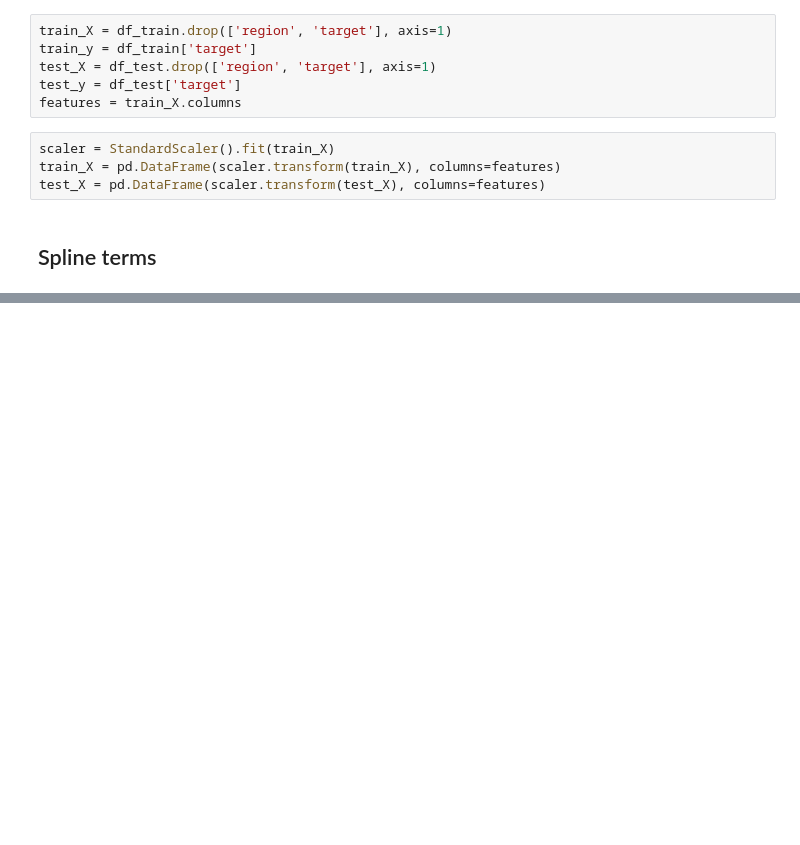
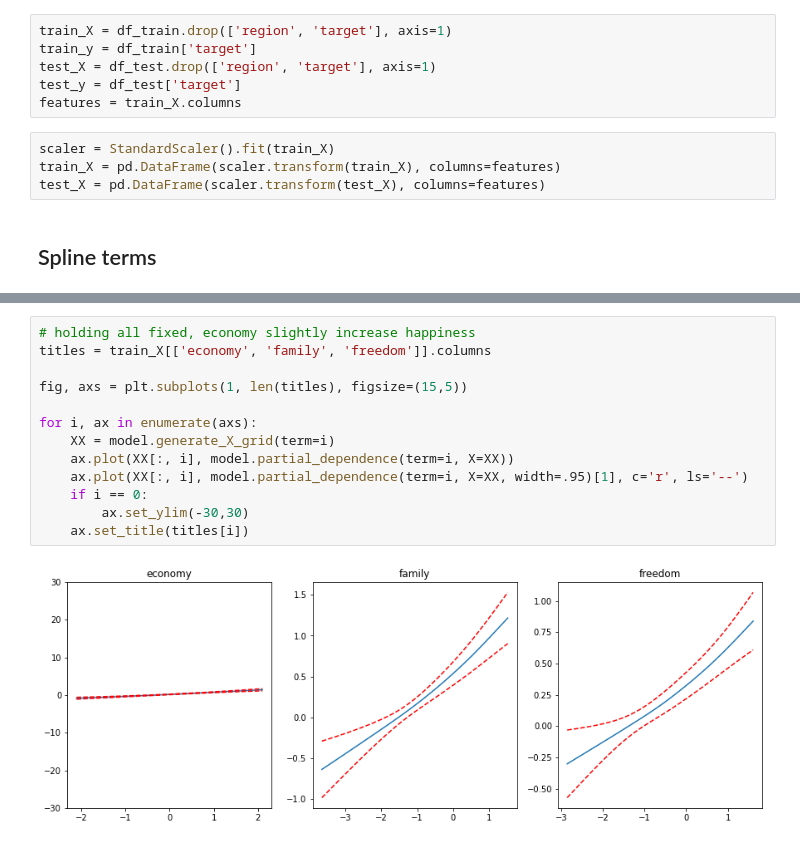
Before and after one commit to mikulatomas/statistics, a Jupyter notebook: regression/9_general_additive_models.ipynb, the cells around one changed output, grey strips where cells are left out. Cells and saved outputs as stored; diff of their text form; blank space fills up the shorter version.

```diff
--- a/regression/9_general_additive_models.ipynb
+++ b/regression/9_general_additive_models.ipynb
@@ -68,3 +83,18 @@ Collaborate on a solution, and stay up to date at:
 github.com/dswah/pyGAM/issues/163
 
   model.summary()
+# %%
+# holding all fixed, economy slightly increase happiness
+titles = train_X[['economy', 'family', 'freedom']].columns
+
+fig, axs = plt.subplots(1, len(titles), figsize=(15,5))
+
+for i, ax in enumerate(axs):
+    XX = model.generate_X_grid(term=i)
+    ax.plot(XX[:, i], model.partial_dependence(term=i, X=XX))
+    ax.plot(XX[:, i], model.partial_dependence(term=i, X=XX, width=.95)[1], c='r', ls='--')
+    if i == 0:
+        ax.set_ylim(-30,30)
+    ax.set_title(titles[i])
+# %% [output]
+[figure, added]
```
Also changed, not shown: parts of 2 cells of this notebook, 22 other files.
